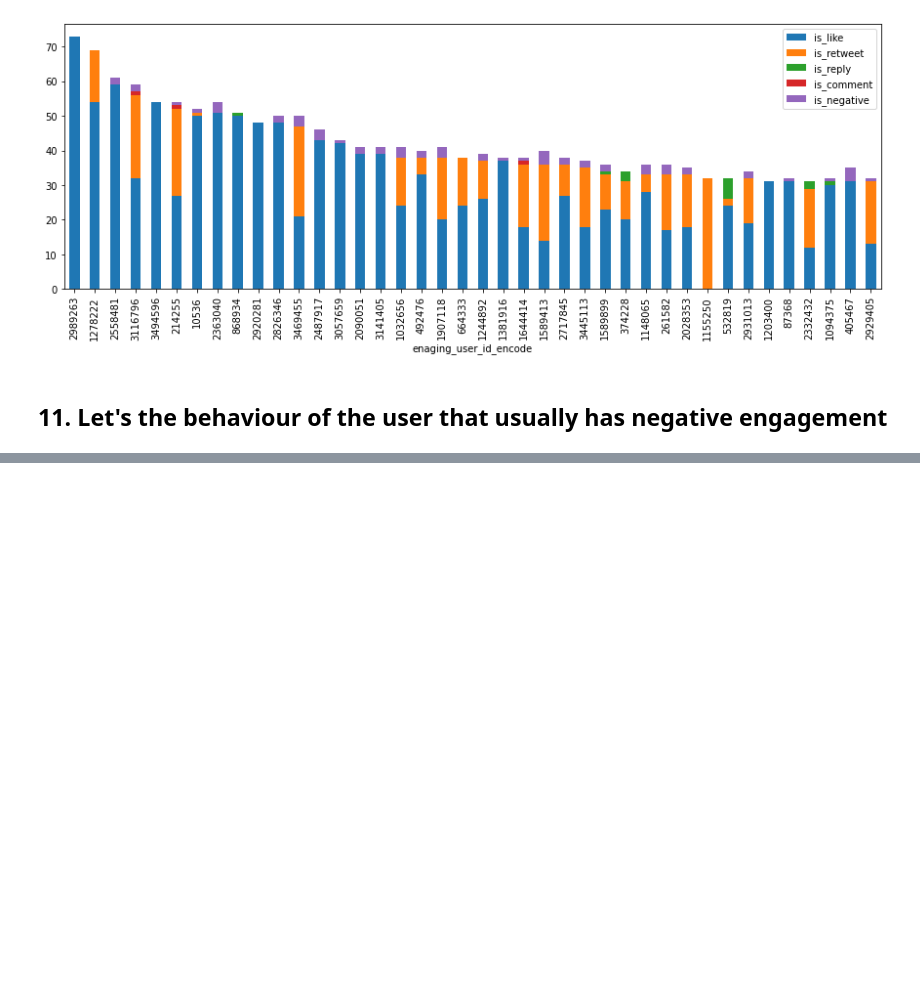
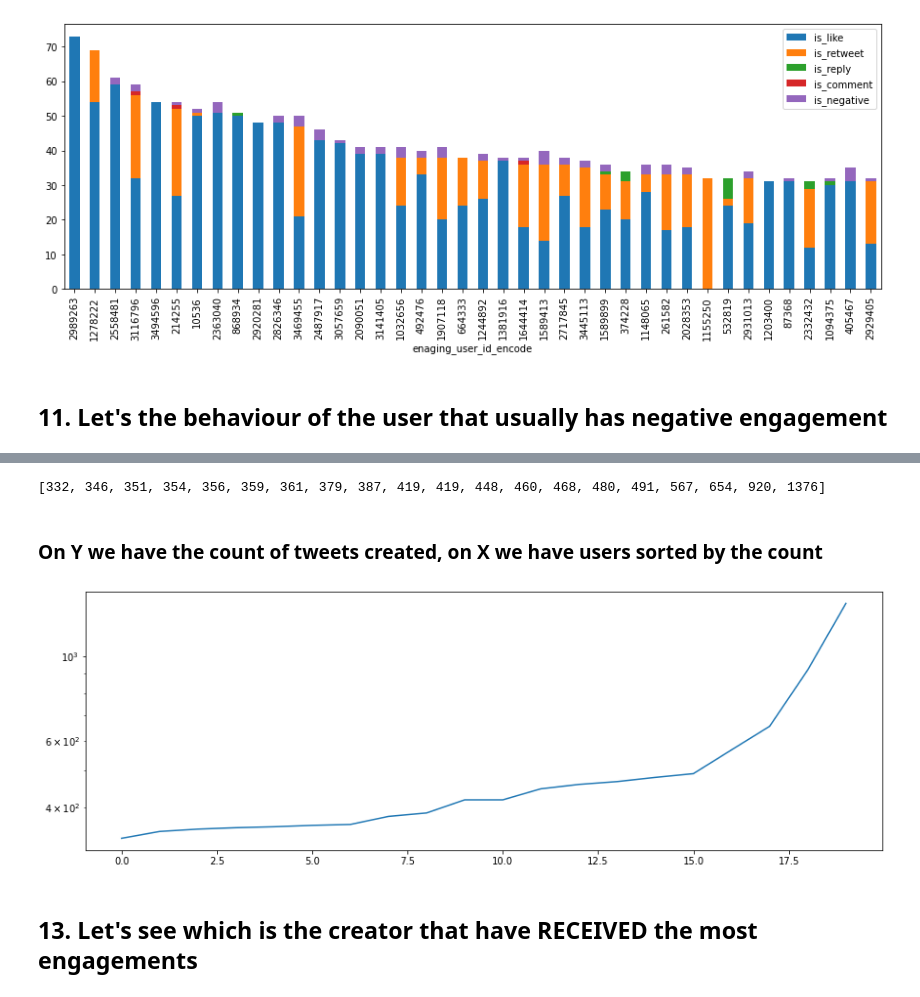
Before and after one commit to RecKIE7/recsys2021-twitter, a Jupyter notebook: analysis/user.ipynb, the cells around one changed output, grey strips where cells are left out. Drawn from its saved outputs; the diff is of its cells as text; code cells hidden in the pictures; blank space fills up the shorter version.

Commit message:
see how many tweets a user has created

```diff
--- a/analysis/user.ipynb
+++ b/analysis/user.ipynb
@@ -363,0 +379,16 @@ aggregate_result[[
+# %%
+sorted_result = df.drop_duplicates(["engaged_with_user_id_encode", "tweet_id_encode"]).groupby("engaged_with_user_id_encode").size().compute()
+sorted_result = sorted(sorted_result.to_array())[-20:]
+print(sorted_result)
+# %% [output]
+[332, 346, 351, 354, 356, 359, 361, 379, 387, 419, 419, 448, 460, 468, 480, 491, 567, 654, 920, 1376]
+# %% [markdown]
+### On Y we have the count of tweets created, on X we have users sorted by the count
+# %%
+plt.yscale('log')
+plt.plot(range(len(sorted_result)), sorted_result)
+plt.show()
+# %% [output]
+[figure, added]
+# %% [markdown]
+## 13. Let's see which is the creator that have RECEIVED the most engagements
```
Also changed, not shown: parts of 3 cells of this notebook.
